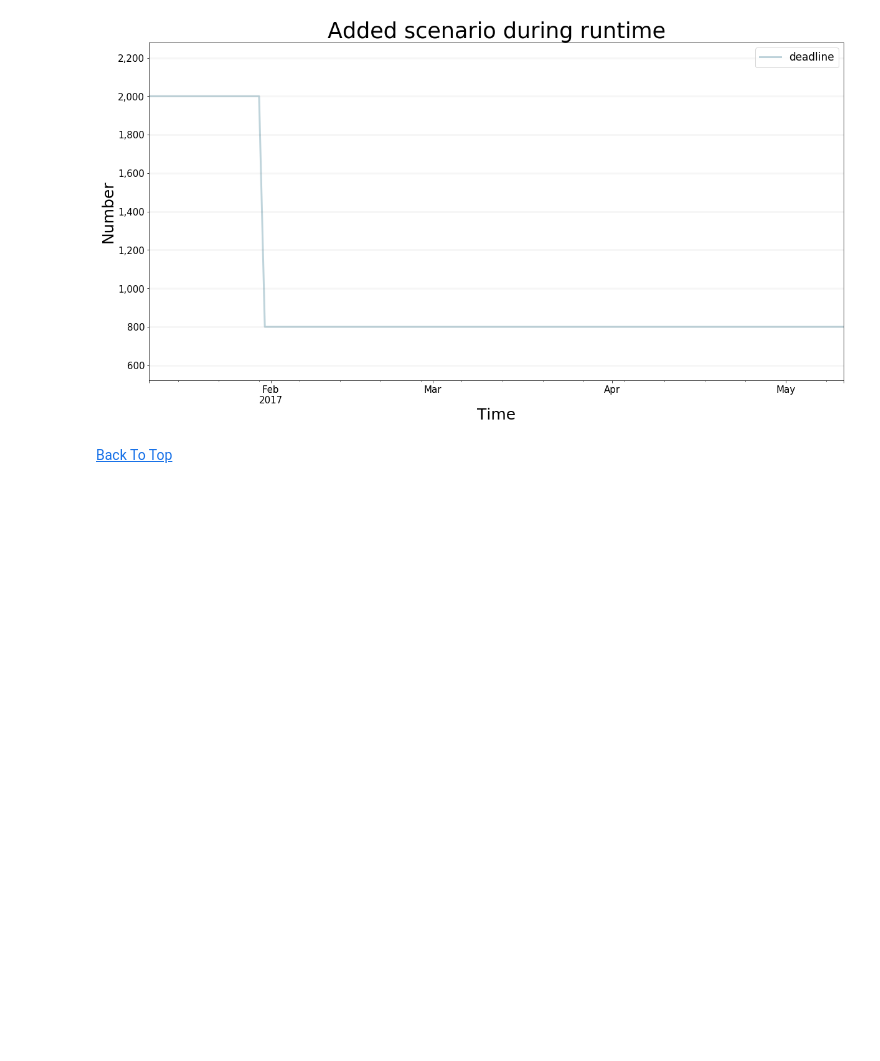
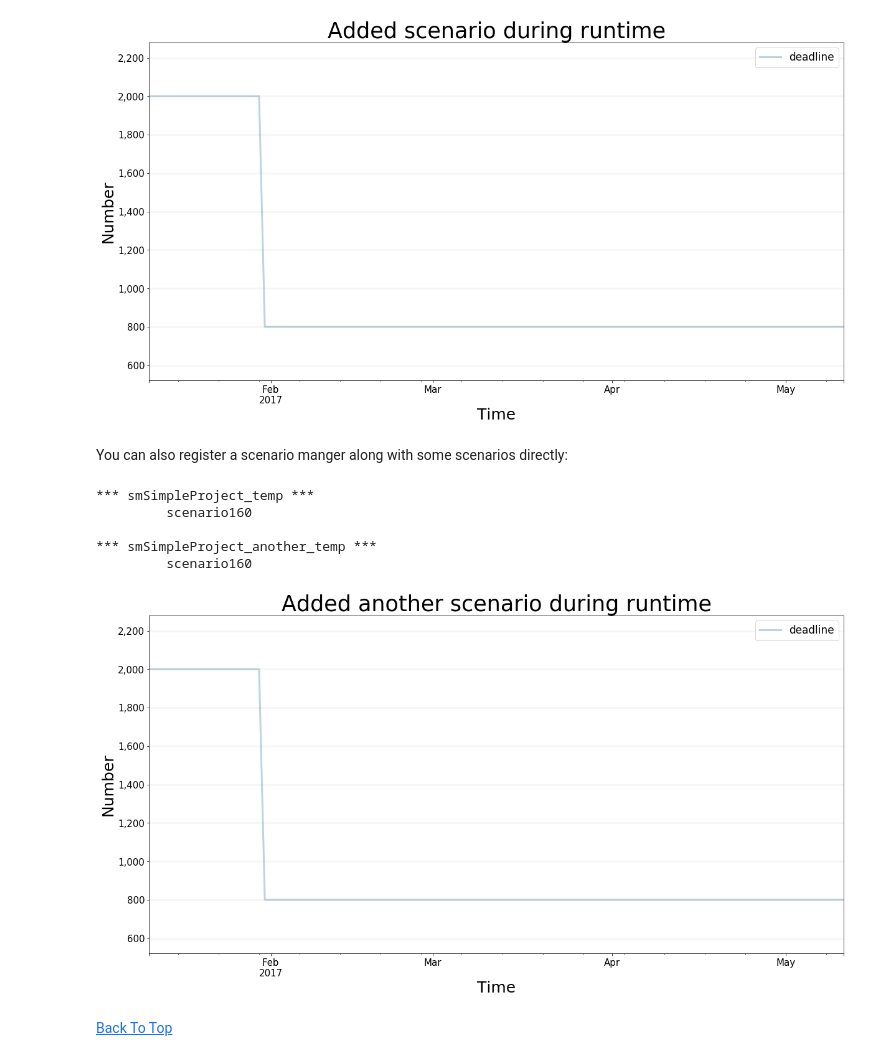
Before and after one commit to transentis/bptk_py_tutorial, a Jupyter notebook: bptk_py_in_depth.ipynb, the cells around one changed output. Drawn from its saved outputs; the diff is of its cells as text; code cells hidden in the pictures; blank space fills up the shorter version.

```diff
--- a/bptk_py_in_depth.ipynb
+++ b/bptk_py_in_depth.ipynb
@@ -345,3 +347,5 @@ bptk.plot_scenarios(
 )
 # %% [output]
 [figure]
+# %% [markdown]
+You can also register a scenario manger along with some scenarios directly:
@@ -348,3 +379,27 @@ bptk.plot_scenarios(
+# %%
+bptk.list_scenarios(scenario_managers=["smSimpleProject_temp","smSimpleProject_another_temp"])
+# %% [output]
+*** smSimpleProject_temp ***
+         scenario160
+
+*** smSimpleProject_another_temp ***
+         scenario160
+# %%
+bptk.plot_scenarios(
+    scenario_managers=["smSimpleProject_another_temp"],
+    scenarios=["scenario160"],
+    kind="line",
+    equations=["deadline"],
+    stacked=False,
+    strategy=True,
+    freq="D",
+    start_date="1/11/2017",
+    title="Added another scenario during runtime",
+    x_label="Time",
+    y_label="Number",
+)
+# %% [output]
+[figure, added]
 # %% [markdown]
 [Back To Top](#BPTK-In-Depth)
 # %% [markdown]
```
Also changed, not shown: parts of 14 cells of this notebook, 4 other files.
